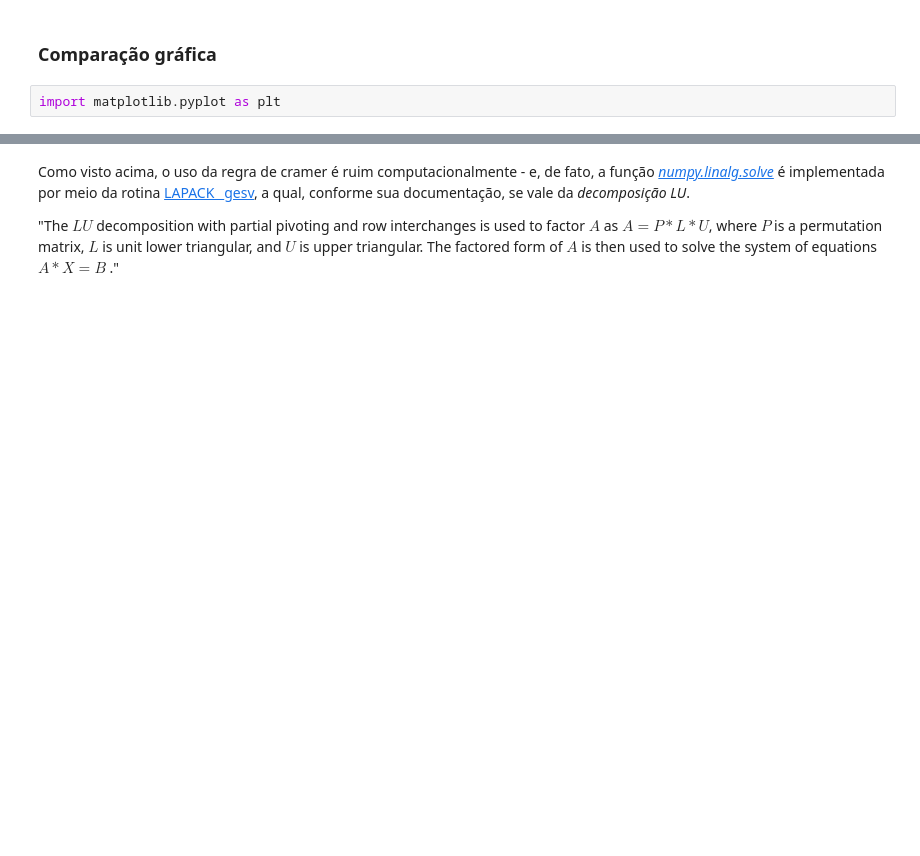
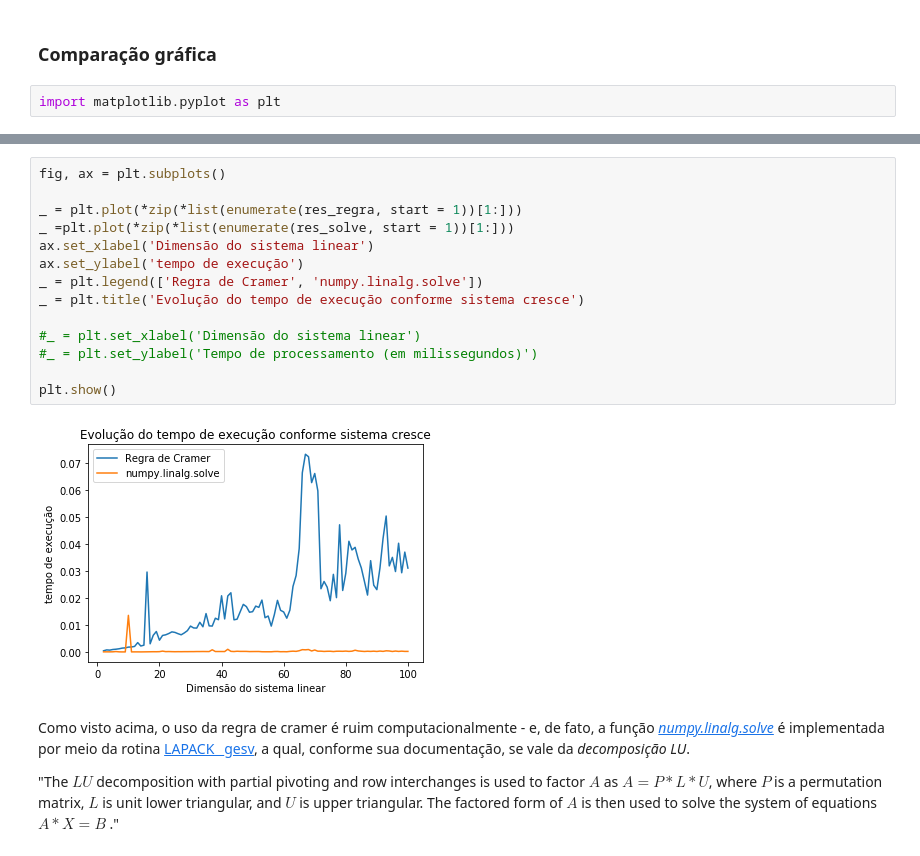
Before and after one commit to vsantsal/Metodos-Numericos, a Jupyter notebook: Regra_de_Cramer.ipynb, the cells around one changed output, grey strips where cells are left out. Drawn from its saved outputs; the diff is of its cells as text; blank space fills up the shorter version.

```diff
--- a/Regra_de_Cramer.ipynb
+++ b/Regra_de_Cramer.ipynb
@@ -176,3 +189,19 @@ plt.show()
+# %%
+fig, ax = plt.subplots()
+
+_ = plt.plot(*zip(*list(enumerate(res_regra, start = 1))[1:]))
+_ =plt.plot(*zip(*list(enumerate(res_solve, start = 1))[1:]))
+ax.set_xlabel('Dimensão do sistema linear')
+ax.set_ylabel('tempo de execução')
+_ = plt.legend(['Regra de Cramer', 'numpy.linalg.solve'])
+_ = plt.title('Evolução do tempo de execução conforme sistema cresce')
+
+#_ = plt.set_xlabel('Dimensão do sistema linear')
+#_ = plt.set_ylabel('Tempo de processamento (em milissegundos)')
+
+plt.show()
+# %% [output]
+[figure, added]
 # %% [markdown]
 Como visto acima, o uso da regra de cramer é ruim computacionalmente - e, de fato, a função [*numpy.linalg.solve*](https://docs.scipy.org/doc/numpy/reference/generated/numpy.linalg.solve.html) é implementada por meio da rotina [LAPACK _gesv](https://software.intel.com/en-us/mkl-developer-reference-c-gesv), a qual, conforme sua documentação, se vale da *decomposição LU*.
 
```
Also changed, not shown: parts of 8 cells of this notebook.
